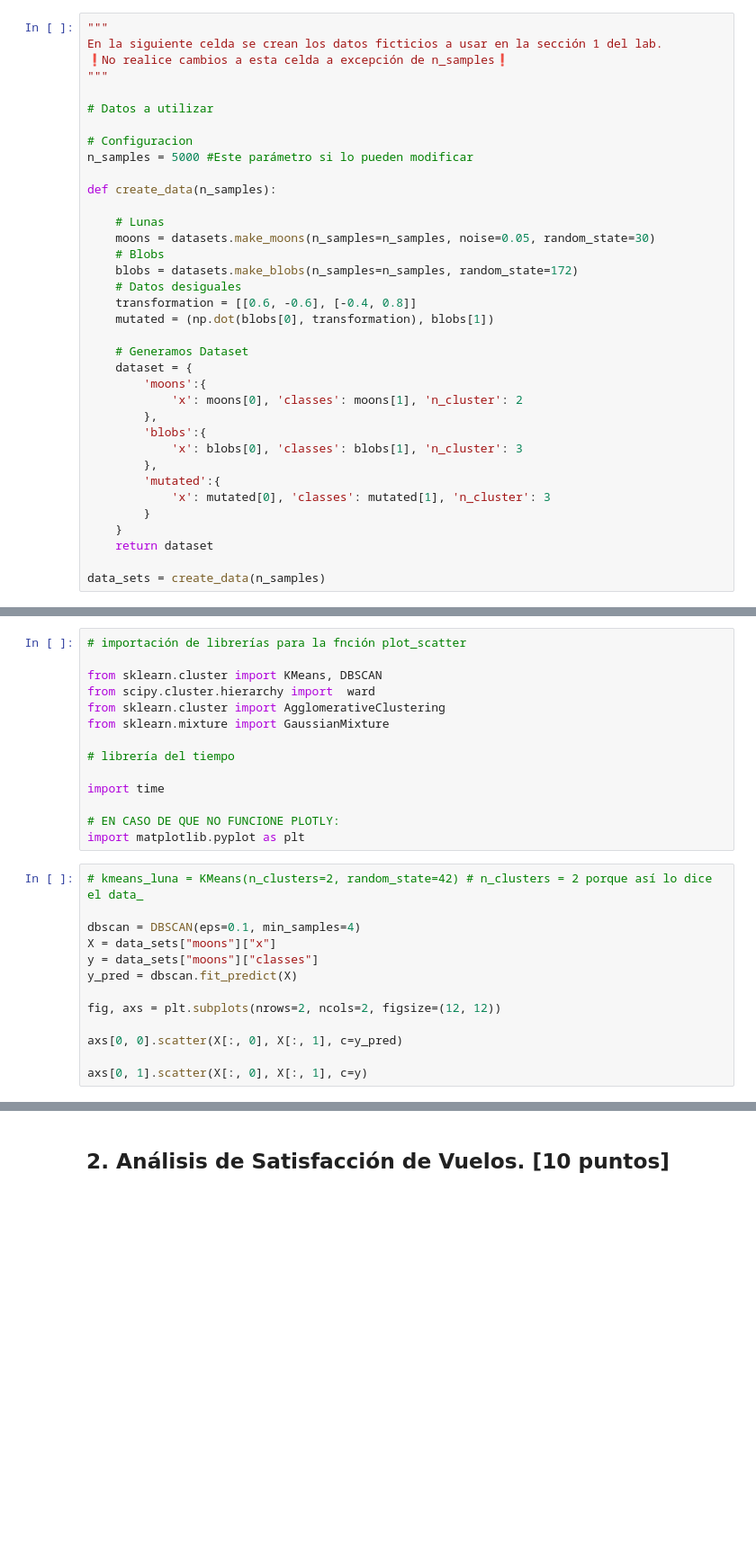
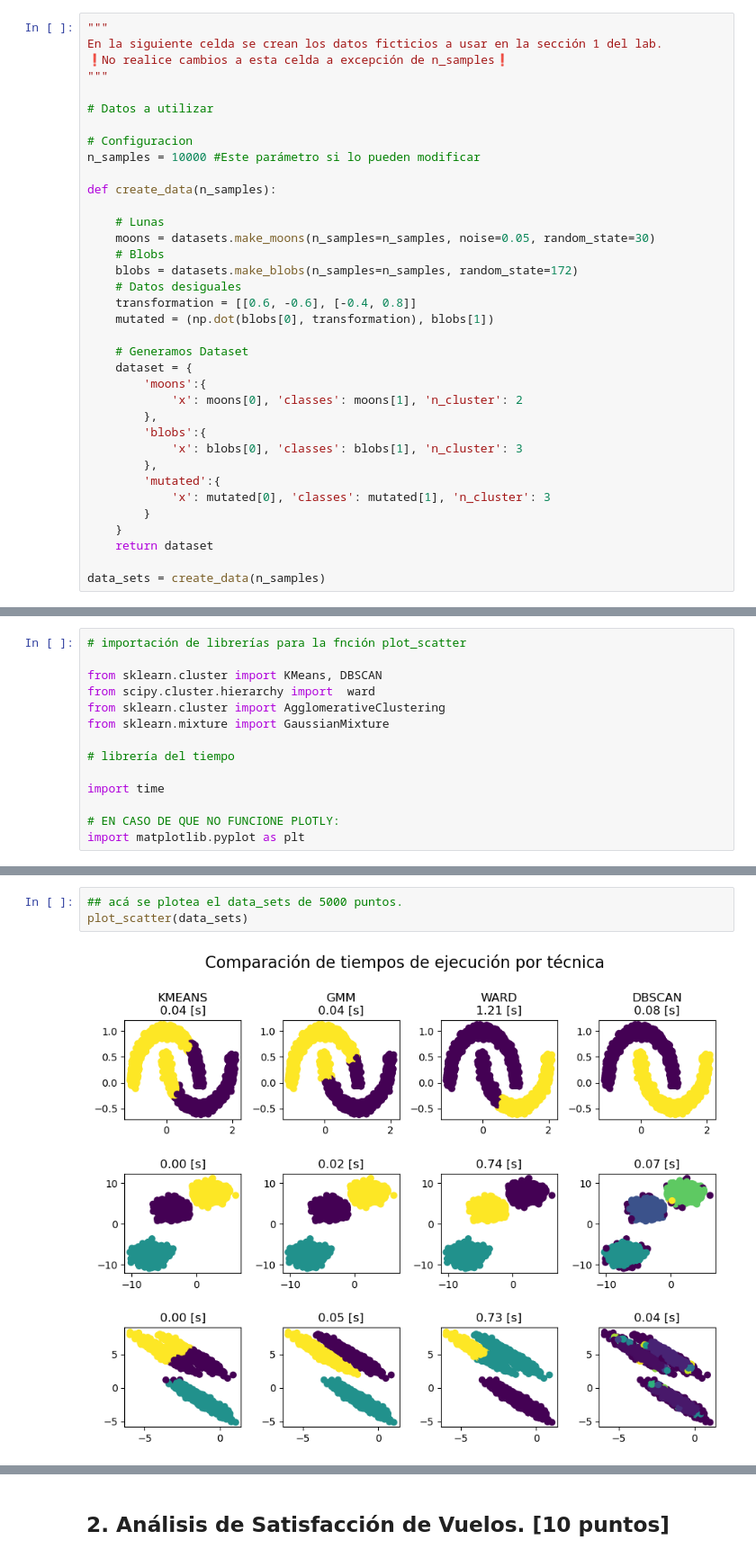
Before and after one commit to Tamaracarrasco/TamoJosha-Lab-de-Prog-MDS-Prim2025, a Jupyter notebook: Laboratorios/Laboratorio_4/Lab4_enunciado.ipynb, the cells around one changed output, grey strips where cells are left out. Shown: that part at 90% size. Cells and saved outputs as stored; diff of their text form; blank space fills up the shorter version.

```diff
--- a/Laboratorios/Laboratorio_4/Lab4_enunciado.ipynb
+++ b/Laboratorios/Laboratorio_4/Lab4_enunciado.ipynb
@@ -96,7 +96,7 @@ En la siguiente celda se crean los datos ficticios a usar en la sección 1 del l
 # Datos a utilizar
 
 # Configuracion
-n_samples = 5000 #Este parámetro si lo pueden modificar
+n_samples = 10000 #Este parámetro si lo pueden modificar
 
 def create_data(n_samples):
 
@@ -159,16 +139,3 @@ import time
 
 # EN CASO DE QUE NO FUNCIONE PLOTLY:
 import matplotlib.pyplot as plt
-# %%
-# kmeans_luna = KMeans(n_clusters=2, random_state=42) # n_clusters = 2 porque así lo dice el data_
-
-dbscan = DBSCAN(eps=0.1, min_samples=4)
-X = data_sets["moons"]["x"]
-y = data_sets["moons"]["classes"]
-y_pred = dbscan.fit_predict(X)
-
-fig, axs = plt.subplots(nrows=2, ncols=2, figsize=(12, 12))
-
-axs[0, 0].scatter(X[:, 0], X[:, 1], c=y_pred)
-
-axs[0, 1].scatter(X[:, 0], X[:, 1], c=y)
@@ -327,0 +274,5 @@ plot_scatter([data_sets["moons"]["x"], data_sets["blobs"]["x"], data_sets["mutat
+# %%
+## acá se plotea el data_sets de 5000 puntos.
+plot_scatter(data_sets)
+# %% [output]
+[figure, added]
```
Also changed, not shown: parts of 7 cells of this notebook.
